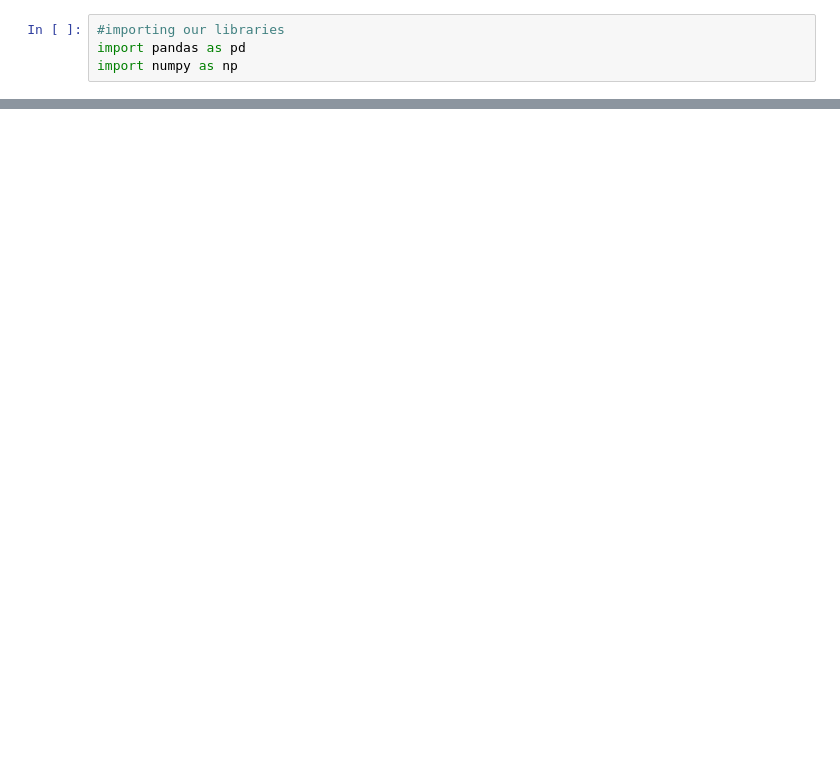
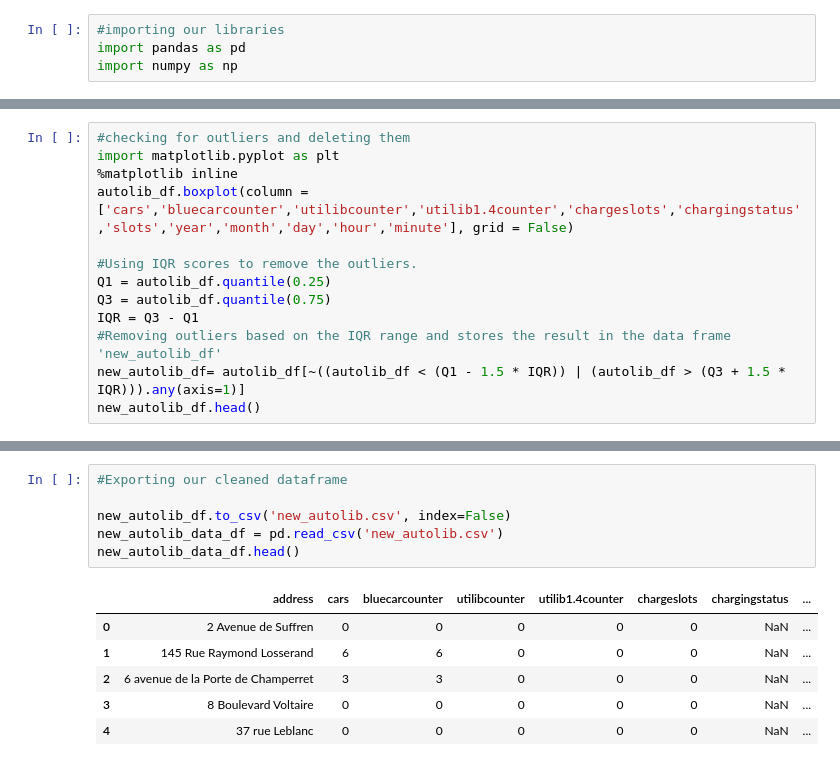
Before and after one commit to Obura98/Electric_car_sharing_service_project, a Jupyter notebook: Moringa_Data_Science_Prep_W4_Independent_Project_2019_07_Robinson_Obura_PythonNotebook.ipynb, the cells around one changed output, grey strips where cells are left out. Cells and saved outputs as stored; diff of their text form; blank space fills up the shorter version.

```diff
--- a/Moringa_Data_Science_Prep_W4_Independent_Project_2019_07_Robinson_Obura_PythonNotebook.ipynb
+++ b/Moringa_Data_Science_Prep_W4_Independent_Project_2019_07_Robinson_Obura_PythonNotebook.ipynb
@@ -18,0 +131,13 @@ autolib_df.head()
+# %%
+#checking for outliers and deleting them
+import matplotlib.pyplot as plt
+%matplotlib inline
+autolib_df.boxplot(column =['cars','bluecarcounter','utilibcounter','utilib1.4counter','chargeslots','chargingstatus','slots','year','month','day','hour','minute'], grid = False)
+
+#Using IQR scores to remove the outliers.
+Q1 = autolib_df.quantile(0.25)
+Q3 = autolib_df.quantile(0.75)
+IQR = Q3 - Q1
+#Removing outliers based on the IQR range and stores the result in the data frame 'new_autolib_df'
+new_autolib_df= autolib_df[~((autolib_df < (Q1 - 1.5 * IQR)) | (autolib_df > (Q3 + 1.5 * IQR))).any(axis=1)]
+new_autolib_df.head()
@@ -18,0 +152,13 @@ autolib_df.head()
+# %%
+#Exporting our cleaned dataframe
+
+new_autolib_df.to_csv('new_autolib.csv', index=False)
+new_autolib_data_df = pd.read_csv('new_autolib.csv')
+new_autolib_data_df.head()
+# %% [output]
+|  | address | cars | bluecarcounter | utilibcounter | utilib1.4counter | chargeslots | chargingstatus | ... |
+| 0 | 2 Avenue de Suffren | 0 | 0 | 0 | 0 | 0 | NaN | ... |
+| 1 | 145 Rue Raymond Losserand | 6 | 6 | 0 | 0 | 0 | NaN | ... |
+| 2 | 6 avenue de la Porte de Champerret | 3 | 3 | 0 | 0 | 0 | NaN | ... |
+| 3 | 8 Boulevard Voltaire | 0 | 0 | 0 | 0 | 0 | NaN | ... |
+| 4 | 37 rue Leblanc | 0 | 0 | 0 | 0 | 0 | NaN | ... |
```
Also changed, not shown: parts of 25 cells of this notebook, 3 other files.
